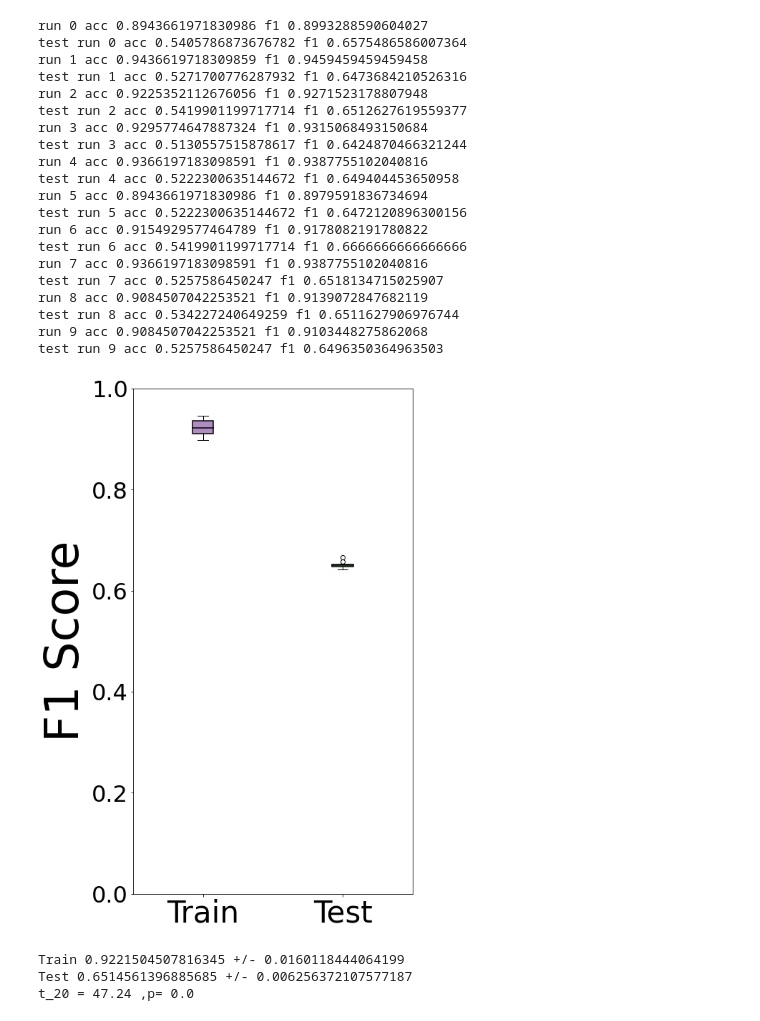
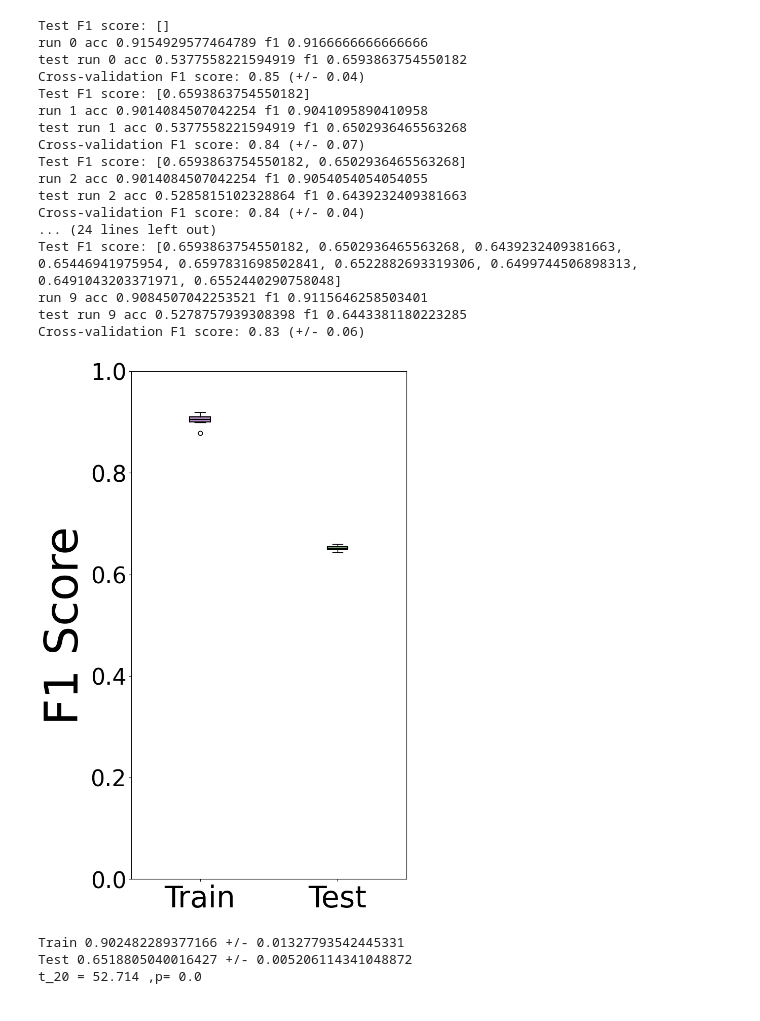
Before and after one commit to jiehyunjkim/cs410_upenn, a Jupyter notebook: experiments/RandomForest.ipynb, the cells around one changed output. Saved outputs shown, nothing was run; the diff lists cells and outputs as text; code cells hidden in the pictures.

Commit message:
Reduced overfitting a bit

```diff
--- a/experiments/RandomForest.ipynb
+++ b/experiments/RandomForest.ipynb
@@ -22,17 +27,22 @@ test_f1 = []
 for i in range(10):
     X, y = shuffle(images, labels, random_state=0)
     X_train, X_val, y_train, y_val = train_test_split(X, y, test_size=0.10, random_state=0)
-    rf = RandomForestClassifier(n_estimators=100)
+    rf = RandomForestClassifier(n_estimators=100, max_depth=10, min_samples_split=5, min_samples_leaf=1) # Added more params
+    rf.set_params(max_features='sqrt')  # Lower threshold of max # of features used by each tree (reduces overfitting a bit)
+
 
     X_train_raveled = X_train.reshape(X_train.shape[0], X_train.shape[1]*X_train.shape[2])
     X_val_raveled = X_val.reshape(X_val.shape[0], X_val.shape[1]*X_val.shape[2])
+
+    # 5-fold cross-validation on the training data
+    scores = cross_val_score(rf, X_train_raveled, y_train, cv=5, scoring='f1')
 
     fitted = rf.fit(X_train_raveled, y_train)
 
     y_pred = rf.predict(X_val_raveled)
 
-
     f1 = sklearn.metrics.f1_score(y_val, y_pred)
+    print('Test F1 score:', test_f1)
     train_f1.append(f1)
     print('run', i, 'acc', sklearn.metrics.accuracy_score(y_val, y_pred), 'f1', f1)
 
@@ -51,31 +61,30 @@ for i in range(10):
     test_acc = sklearn.metrics.accuracy_score(y_test, y_pred)
     c_test_f1 = sklearn.metrics.f1_score(y_test, y_pred)
     print('test run', i, 'acc', test_acc, 'f1', c_test_f1)
+    # Print the mean and standard deviation of the cross-validation scores
+    print("Cross-validation F1 score: %0.2f (+/- %0.2f)" % (scores.mean(), scores.std() * 2))
 
     test_f1.append(c_test_f1)
 # %% [output]
-run 0 acc 0.8943661971830986 f1 0.8993288590604027
-test run 0 acc 0.5405786873676782 f1 0.6575486586007364
-run 1 acc 0.9436619718309859 f1 0.9459459459459458
-test run 1 acc 0.5271700776287932 f1 0.6473684210526316
-run 2 acc 0.9225352112676056 f1 0.9271523178807948
-test run 2 acc 0.5419901199717714 f1 0.6512627619559377
-run 3 acc 0.9295774647887324 f1 0.9315068493150684
-test run 3 acc 0.5130557515878617 f1 0.6424870466321244
-run 4 acc 0.9366197183098591 f1 0.9387755102040816
-test run 4 acc 0.5222300635144672 f1 0.649404453650958
-run 5 acc 0.8943661971830986 f1 0.8979591836734694
-test run 5 acc 0.5222300635144672 f1 0.6472120896300156
-run 6 acc 0.9154929577464789 f1 0.9178082191780822
-test run 6 acc 0.5419901199717714 f1 0.6666666666666666
-run 7 acc 0.9366197183098591 f1 0.9387755102040816
-test run 7 acc 0.5257586450247 f1 0.6518134715025907
-run 8 acc 0.9084507042253521 f1 0.9139072847682119
-test run 8 acc 0.534227240649259 f1 0.6511627906976744
-run 9 acc 0.9084507042253521 f1 0.9103448275862068
-test run 9 acc 0.5257586450247 f1 0.6496350364963503
+Test F1 score: []
+run 0 acc 0.9154929577464789 f1 0.9166666666666666
+test run 0 acc 0.5377558221594919 f1 0.6593863754550182
+Cross-validation F1 score: 0.85 (+/- 0.04)
+Test F1 score: [0.6593863754550182]
+run 1 acc 0.9014084507042254 f1 0.9041095890410958
+test run 1 acc 0.5377558221594919 f1 0.6502936465563268
+Cross-validation F1 score: 0.84 (+/- 0.07)
+Test F1 score: [0.6593863754550182, 0.6502936465563268]
+run 2 acc 0.9014084507042254 f1 0.9054054054054055
+test run 2 acc 0.5285815102328864 f1 0.6439232409381663
+Cross-validation F1 score: 0.84 (+/- 0.04)
+... (24 lines left out)
+Test F1 score: [0.6593863754550182, 0.6502936465563268, 0.6439232409381663, 0.65446941975954, 0.6597831698502841, 0.6522882693319306, 0.6499744506898313, 0.6491043203371971, 0.6552440290758048]
+run 9 acc 0.9084507042253521 f1 0.9115646258503401
+test run 9 acc 0.5278757939308398 f1 0.6443381180223285
+Cross-validation F1 score: 0.83 (+/- 0.06)
 # %%
-def boxplot(all_data, labels, y_label='Time [s]', y_lim_min=0, y_lim=1000, title=None, outputdir='/home/jiehyun.kim001/CACTAS/_EXPERIMENTS/'):
+def boxplot(all_data, labels, y_label='Time [s]', y_lim_min=0, y_lim=1000, title=None, outputdir='/home/thuytien.chu001/CACTAS/_EXPERIMENTS/'):
     matplotlib.rcParams.update({'font.size': 32})
     plt.rc('axes', labelsize=65)    # fontsize of the x and y labels
     plt.rc('legend', fontsize=32)
@@ -132,9 +141,9 @@ def boxplot(all_data, labels, y_label='Time [s]', y_lim_min=0, y_lim=1000, title
 # %%
 data = [train_f1, test_f1]
 labels = ['Train', 'Test']
-boxplot(data, labels, y_lim=1, y_label='F1 Score', outputdir='/home/jiehyun.kim001/CACTAS/_EXPERIMENTS/')
+boxplot(data, labels, y_lim=1, y_label='F1 Score', outputdir='/home/thuytien.chu001/CACTAS/_EXPERIMENTS/')
 # %% [output]
-[figure, old version]
+[figure, new version]
-Train 0.9221504507816345 +/- 0.0160118444064199
-Test 0.6514561396885685 +/- 0.006256372107577187
-t_20 = 47.24 ,p= 0.0
+Train 0.902482289377166 +/- 0.01327793542445331
+Test 0.6518805040016427 +/- 0.005206114341048872
+t_20 = 52.714 ,p= 0.0
```
Also changed, not shown: parts of 5 cells of this notebook.
